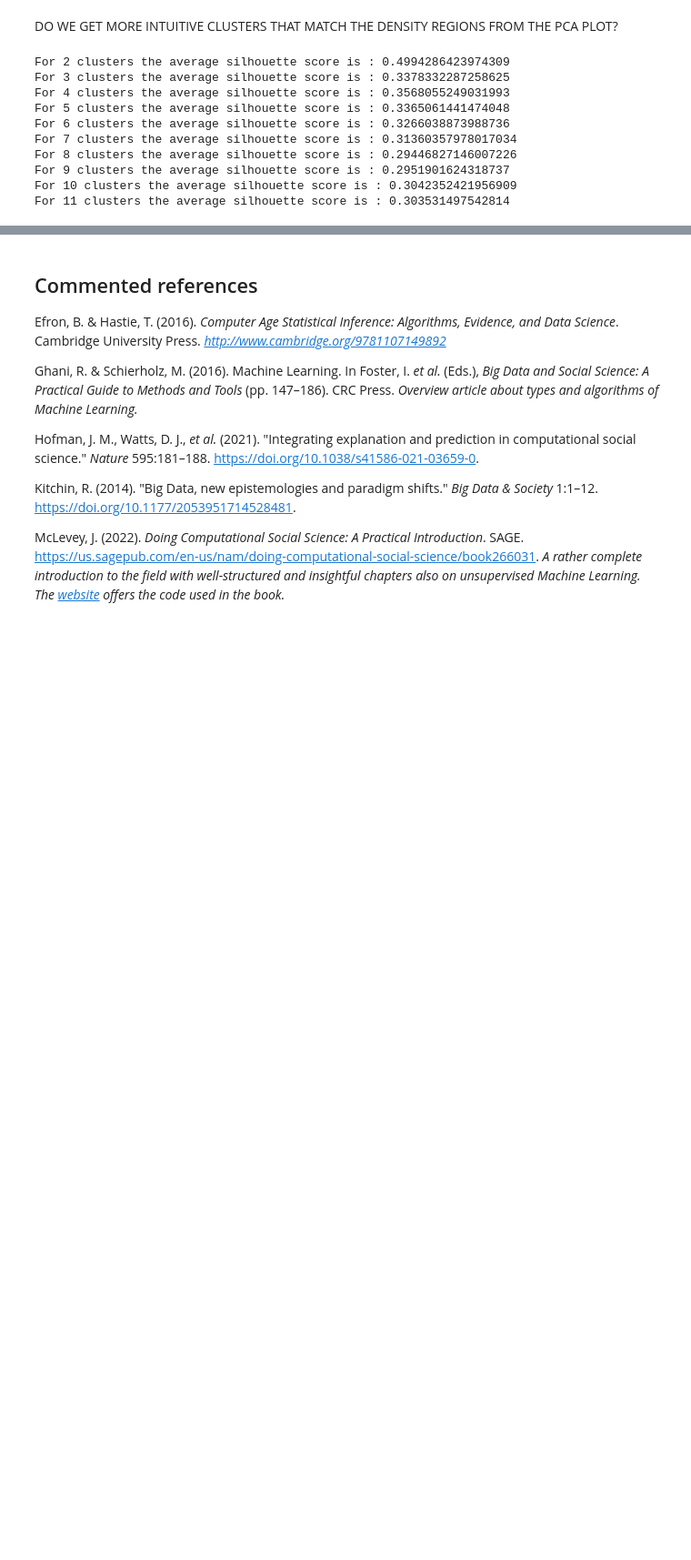
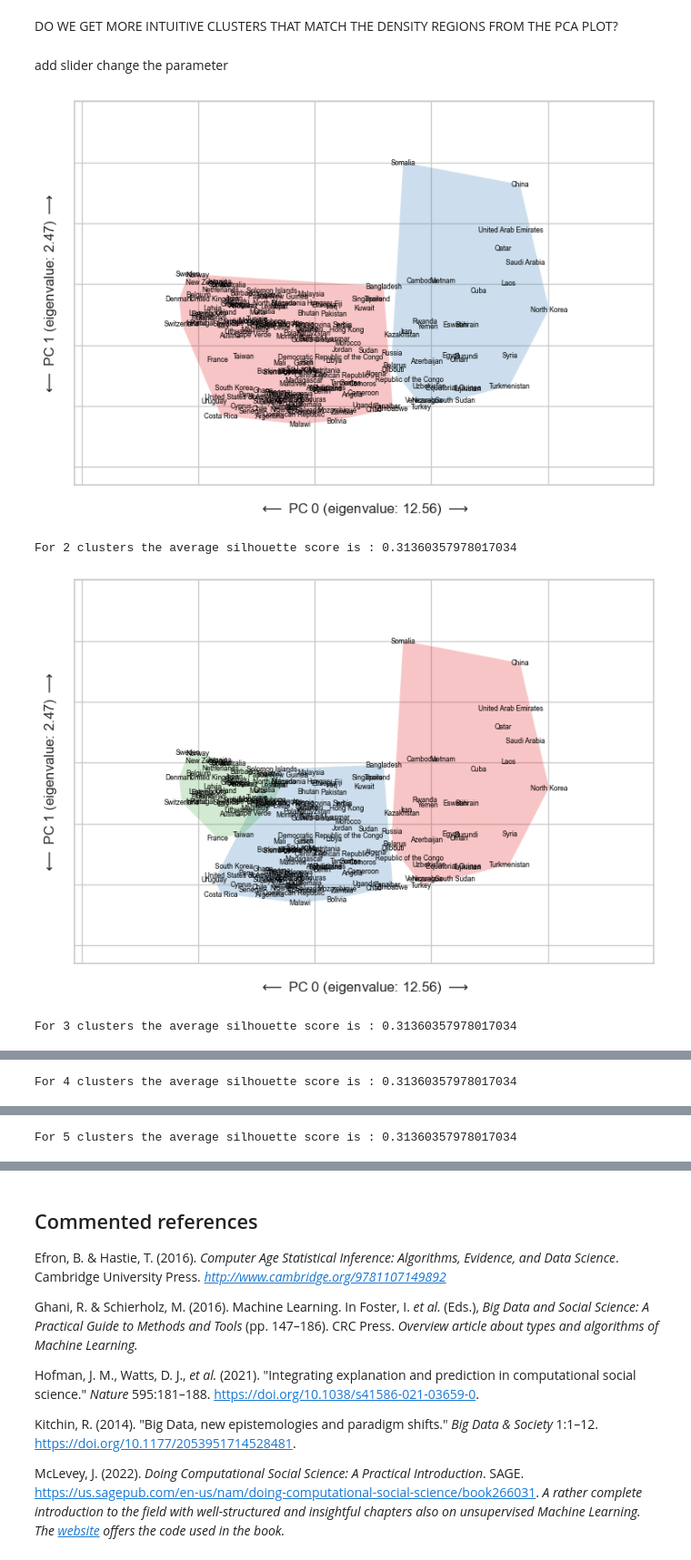
Before and after one commit to gesiscss/css_methods_python, a Jupyter notebook: d_data_analysis_methods/3_unsupervised_machine_learning.ipynb, the cells around one changed output, grey strips where cells are left out. Shown at 91% size. Drawn from its saved outputs; the diff is of its cells as text; code cells hidden in the pictures; blank space fills up the shorter version.

```diff
--- a/d_data_analysis_methods/3_unsupervised_machine_learning.ipynb
+++ b/d_data_analysis_methods/3_unsupervised_machine_learning.ipynb
@@ -849,22 +870,22 @@ How it works, when to use it
 Silhouette score from the beginning
 # %% [markdown]
 DO WE GET MORE INTUITIVE CLUSTERS THAT MATCH THE DENSITY REGIONS FROM THE PCA PLOT?
+# %% [markdown]
+add slider
+change the parameter
 # %%
 from sklearn.cluster import AgglomerativeClustering
 
-for n_clusters in [2,3,4,5,6,7,8,9,10,11]:
+for n_clusters in [2,3,4,5,6,7]:
     y_Aggl = AgglomerativeClustering(n_clusters=n_clusters).fit(X_pca[:, :4])
     cluster_labels=y_Aggl.labels_
-    silhouette_avg = silhouette_score(X_pca[:, :4], cluster_labels)
+
+    vdem_pca.loc[:, 'label_Aggl'] = y_Aggl.labels_
+    plot_clusters(df_model=vdem_pca,label_column='label_Aggl',number_clusters=len(vdem_pca["label_Aggl"].unique()) )
+    ilhouette_avg = silhouette_score(X_pca[:, :4], cluster_labels)
     print("For", n_clusters,"clusters the average silhouette score is :",silhouette_avg)
 # %% [output]
+[figure, added]
-For 2 clusters the average silhouette score is : 0.4994286423974309
-For 3 clusters the average silhouette score is : 0.3378332287258625
-For 4 clusters the average silhouette score is : 0.3568055249031993
-For 5 clusters the average silhouette score is : 0.3365061441474048
-For 6 clusters the average silhouette score is : 0.3266038873988736
-For 7 clusters the average silhouette score is : 0.31360357978017034
-For 8 clusters the average silhouette score is : 0.29446827146007226
-For 9 clusters the average silhouette score is : 0.2951901624318737
-For 10 clusters the average silhouette score is : 0.3042352421956909
-For 11 clusters the average silhouette score is : 0.303531497542814
+For 2 clusters the average silhouette score is : 0.31360357978017034
+[figure, added]
+For 3 clusters the average silhouette score is : 0.31360357978017034
@@ -870,0 +893 @@ For 11 clusters the average silhouette score is : 0.303531497542814
+For 4 clusters the average silhouette score is : 0.31360357978017034
@@ -870,0 +895 @@ For 11 clusters the average silhouette score is : 0.303531497542814
+For 5 clusters the average silhouette score is : 0.31360357978017034
```
Also changed, not shown: parts of 10 cells of this notebook.
